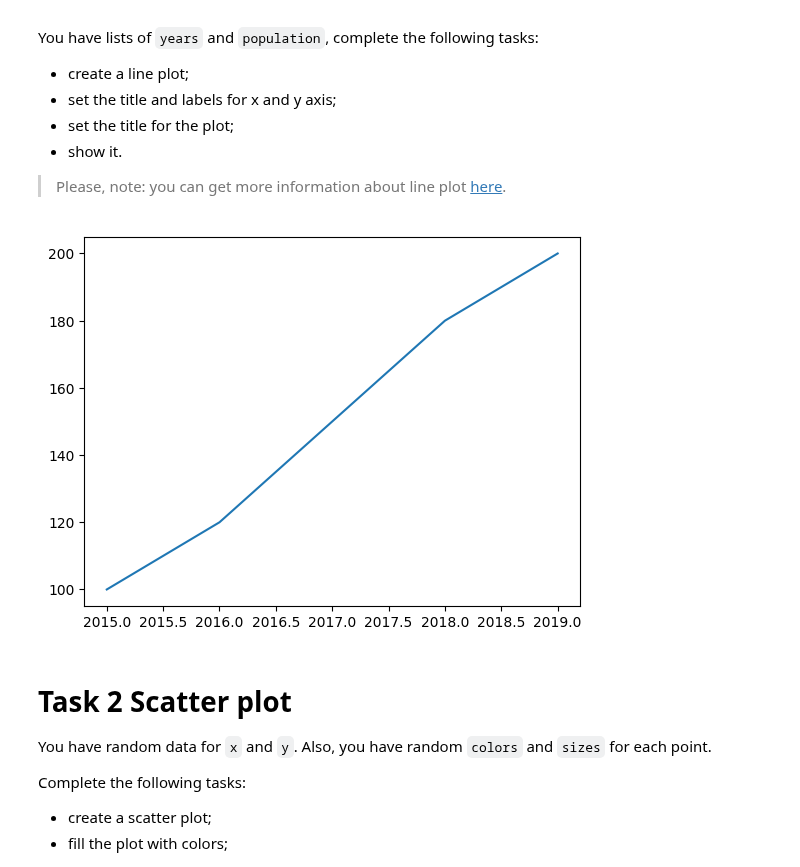
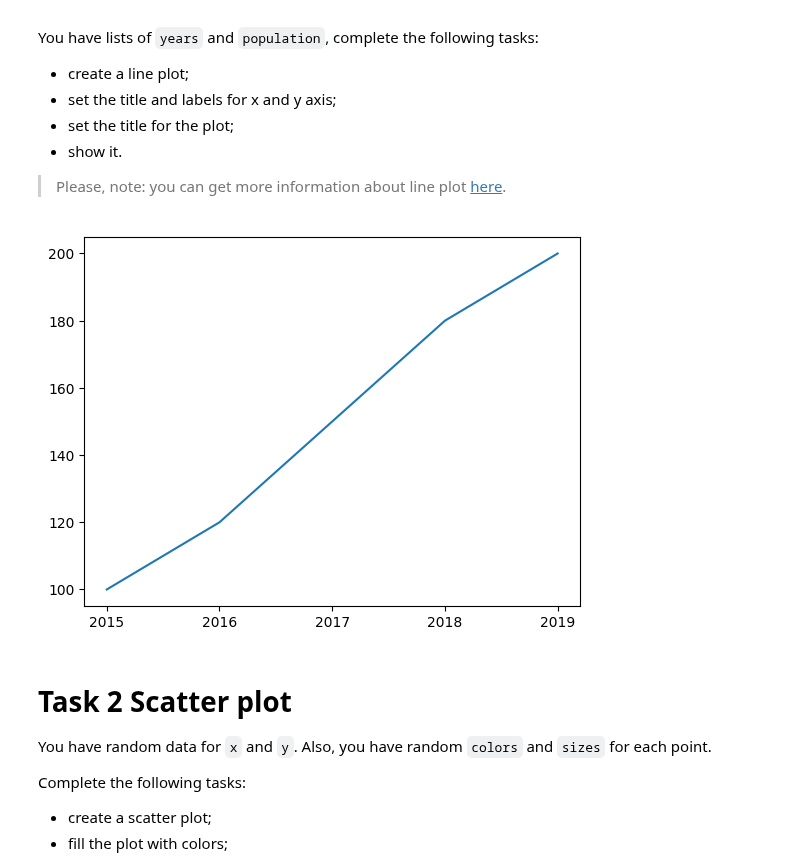
Before and after one commit to mate-academy/py-matplotlib, a Jupyter notebook: app/matplotlib.ipynb, the cells around one changed output. Drawn from its saved outputs; the diff is of its cells as text; code cells hidden in the pictures.

```diff
--- a/app/matplotlib.ipynb
+++ b/app/matplotlib.ipynb
@@ -19,11 +19,12 @@ You have lists of `years` and `population`, complete the following tasks:
 # %%
 years = [2015, 2016, 2017, 2018, 2019]
 population = [100, 120, 150, 180, 200]
 
 plt.plot(years, population)
+plt.xticks(years)
 plt.show()
 # %% [output]
-[figure, old version]
+[figure, new version]
 # %% [markdown]
 # Task 2 Scatter plot
 
```
Also changed, not shown: parts of 3 cells of this notebook.
